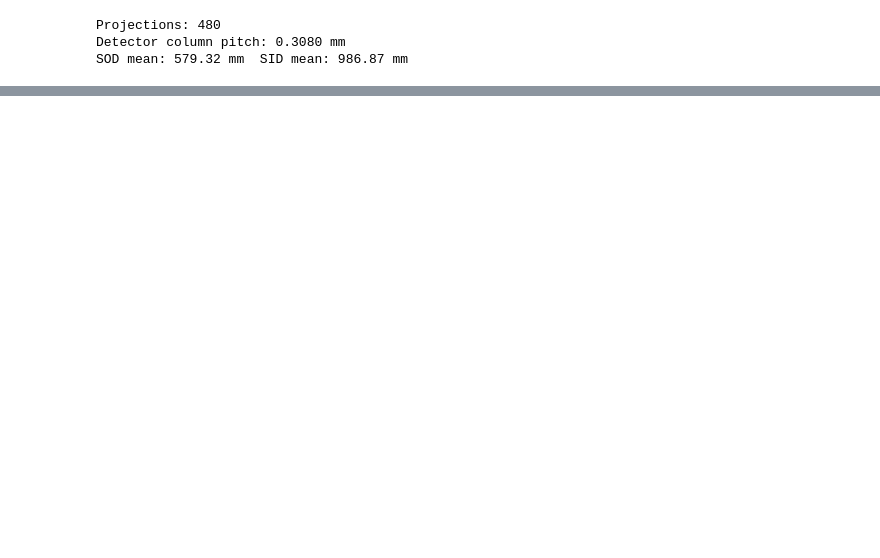
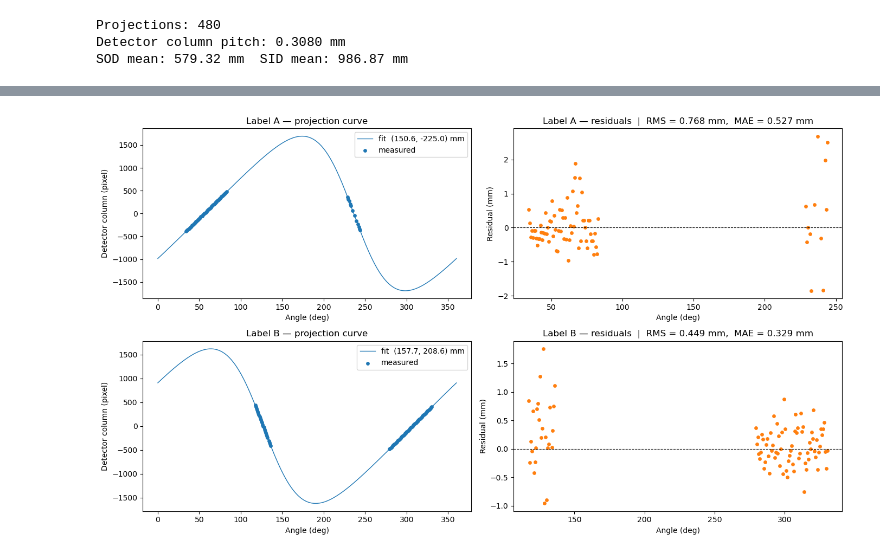
Before and after one commit to michele-colle/CBCTSim, a Jupyter notebook: ICRPPhantomToMCGPU/barella/find_barella.ipynb, the cells around one changed output, grey strips where cells are left out. Saved outputs shown, nothing was run; the diff lists cells and outputs as text; code cells hidden in the pictures; blank space fills up the shorter version.

```diff
--- a/ICRPPhantomToMCGPU/barella/find_barella.ipynb
+++ b/ICRPPhantomToMCGPU/barella/find_barella.ipynb
@@ -129,0 +137,58 @@ Average stretcher position:  px = 152.457 mm,  py = 45.481 mm
+# %%
+# Theoretical projection curve per label, overlaid with measured data + residuals
+plot_angles_deg = np.linspace(0, 360, 1000)
+plot_angles_rad = np.deg2rad(plot_angles_deg)
+
+s_mean = sod.mean()
+d_mean = sid.mean() - sod.mean()
+
+def project_point(p, th, s, d):
+    """Return detector coordinate t (pixels) for point p at angle th."""
+    R = np.array([[np.cos(th), -np.sin(th)],
+                  [np.sin(th),  np.cos(th)]])
+    P_rot = R @ p
+    t_mm = P_rot[1] * (d + s) / (P_rot[0] + s)
+    return t_mm / det_col_pitch
+
+def projection_curve(p, angles_rad):
+    return np.array([project_point(p, th, s_mean, d_mean) for th in angles_rad])
+
+fig, axes = plt.subplots(len(results), 2, figsize=(14, 4 * len(results)), squeeze=False)
+
+for row_axes, (label, r) in zip(axes, results.items()):
+    ax_fit, ax_res = row_axes
+    p = r["x_hat"]
+    t_pixel = projection_curve(p, plot_angles_rad)
+
+    # --- projection curve + measurements ---
+    ax_fit.plot(plot_angles_deg, t_pixel, lw=1, label=f"fit  ({p[0]:.1f}, {p[1]:.1f}) mm")
+    subset = r["subset"]
+    idx = subset["projection_index"].values
+    meas_angles_deg = np.rad2deg(angles_rad[idx])
+    ax_fit.scatter(meas_angles_deg, subset["x_pixel"].values, s=15, zorder=3, label="measured")
+    ax_fit.set_xlabel("Angle (deg)")
+    ax_fit.set_ylabel("Detector column (pixel)")
+    ax_fit.set_title(f"Label {label} — projection curve")
+    ax_fit.legend()
+
+    # --- residuals: measured - predicted at each specific angle ---
+    t_pred = np.array([
+        project_point(p, angles_rad[i], sod[i], sid[i] - sod[i])
+        for i in idx
+    ])
+    res_px = subset["x_pixel"].values - t_pred
+    res_mm = res_px * det_col_pitch
+
+    rms = np.sqrt(np.mean(res_mm**2))
+    mae = np.mean(np.abs(res_mm))
+
+    ax_res.scatter(meas_angles_deg, res_mm, s=15, color="C1")
+    ax_res.axhline(0, color="k", lw=0.8, ls="--")
+    ax_res.set_xlabel("Angle (deg)")
+    ax_res.set_ylabel("Residual (mm)")
+    ax_res.set_title(f"Label {label} — residuals  |  RMS = {rms:.3f} mm,  MAE = {mae:.3f} mm")
+
+plt.tight_layout()
+plt.show()
+# %% [output]
+[figure, added]
```
Also changed, not shown: parts of 5 cells of this notebook, 12 other files.
